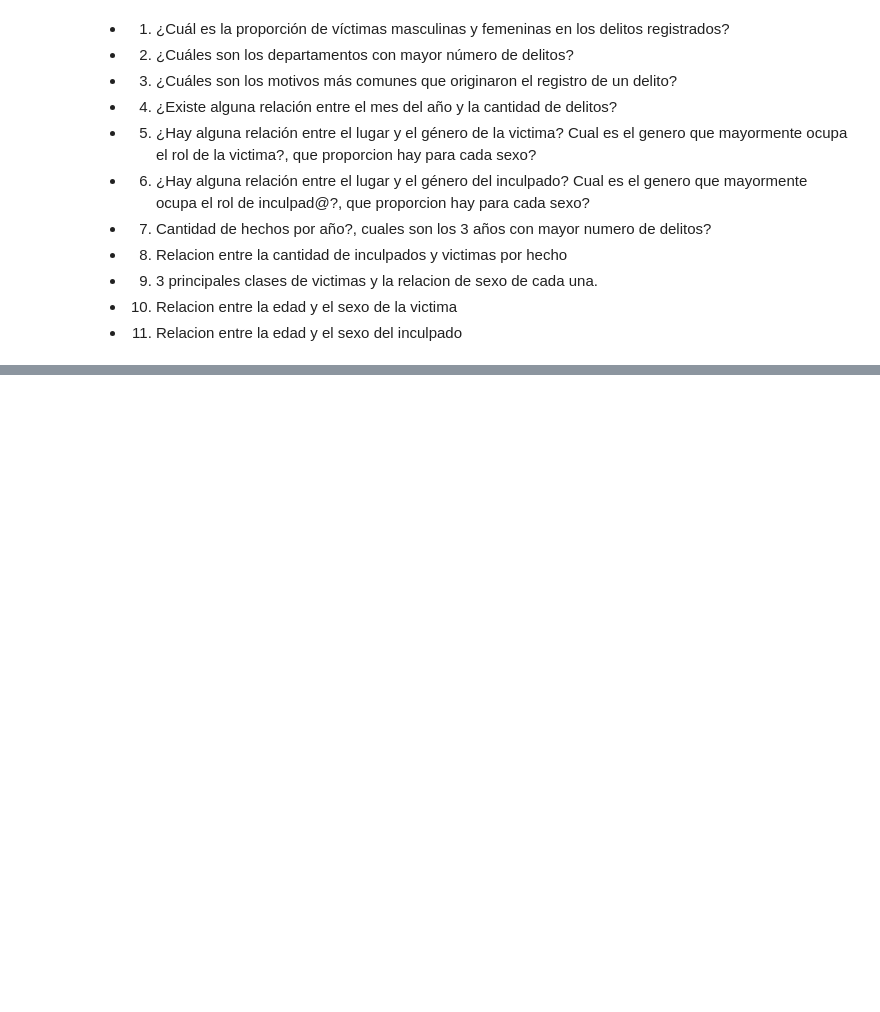
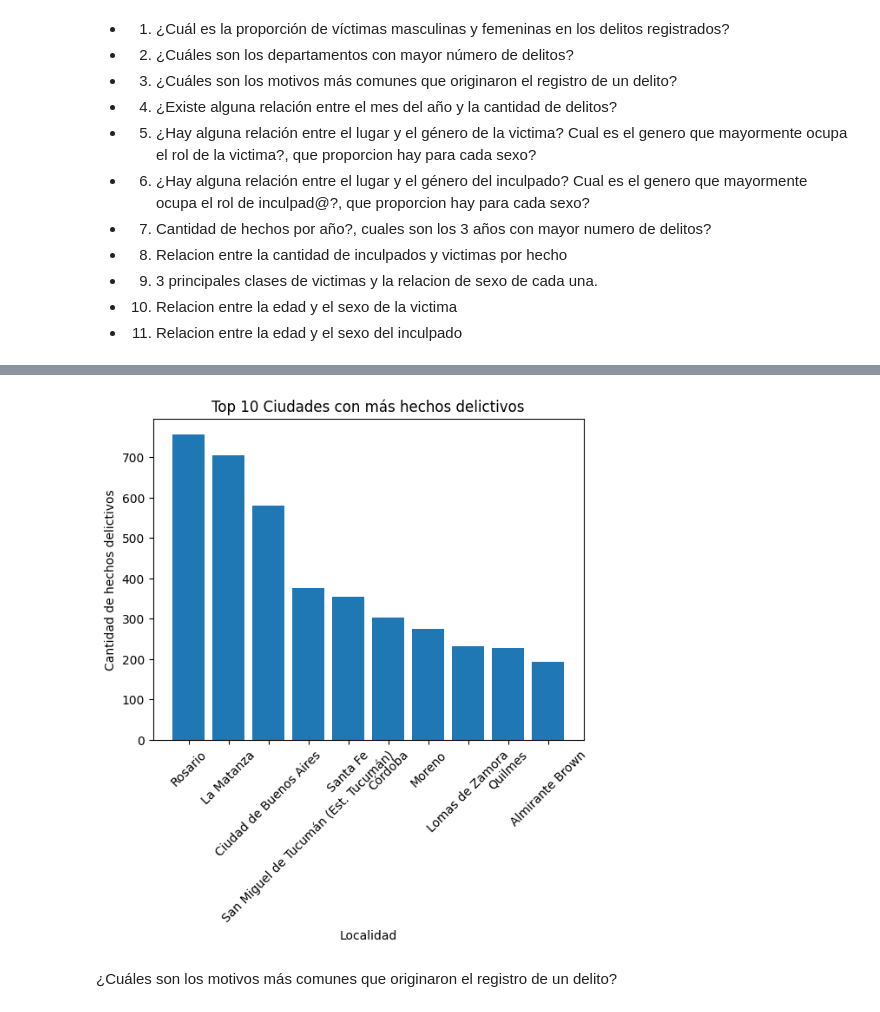
Before and after one commit to ianCristianAriel/2017--2021-argentina-analisis-delitos-registrados, a Jupyter notebook: notebooks/limpios/4_visualizaciones_respuestas.ipynb, the cells around one changed output, grey strips where cells are left out. Drawn from its saved outputs; the diff is of its cells as text; code cells hidden in the pictures; blank space fills up the shorter version.

```diff
--- a/notebooks/limpios/4_visualizaciones_respuestas.ipynb
+++ b/notebooks/limpios/4_visualizaciones_respuestas.ipynb
@@ -12,0 +49,43 @@
+# %%
+url_original="https://raw.githubusercontent.com/ianCristianAriel/proc_datos_proyecto_final_G3/visualizacion/datos/procesados/limpieza01_argentina_delitos.csv"
+url2='https://raw.githubusercontent.com/ianCristianAriel/proc_datos_proyecto_final_G3/visualizacion/datos/procesados/preparacion02_datos_deptos_delitos.csv'
+# %%
+import pandas as pd
+df_original= pd.read_csv(url_original)
+df_datos_deptos=pd.read_csv(url2)
+
+
+#Aca reemplazo los valores
+df_datos_deptos['localidad'] = df_original['localidad']
+
+# Eliminar las filas duplicadas basadas en la columna 'Id_hecho'
+df_datos_deptos_sin_duplicar = df_datos_deptos.drop_duplicates(subset='Id_hecho')
+
+#Tomar los 10 lugares con mas cantidad de hechos delictivos
+
+agrupado = df_datos_deptos_sin_duplicar.groupby('localidad').size()
+# %%
+import pandas as pd
+import matplotlib.pyplot as plt
+
+# Supongamos que tienes un DataFrame llamado 'df_datos_deptos_sin_duplicar'
+
+# Agrupar por la columna 'localidad' y obtener la cuenta de ocurrencias
+agrupado = df_datos_deptos_sin_duplicar.groupby('localidad').size()
+
+# Seleccionar los diez grupos con mayor cantidad de ocurrencias
+top_10 = agrupado.nlargest(10)
+
+# Crear el gráfico de barras
+plt.bar(top_10.index, top_10.values)
+plt.xlabel('Localidad')
+plt.ylabel('Cantidad de hechos delictivos')
+plt.title('Top 10 Ciudades con más hechos delictivos')
+plt.xticks(rotation=45)
+
+# Mostrar el gráfico
+plt.show()
+# %% [output]
+[figure, added]
+# %% [markdown]
+¿Cuáles son los motivos más comunes que originaron el registro de un delito?
```
Also changed, not shown: parts of 8 cells of this notebook, 1 other file.
